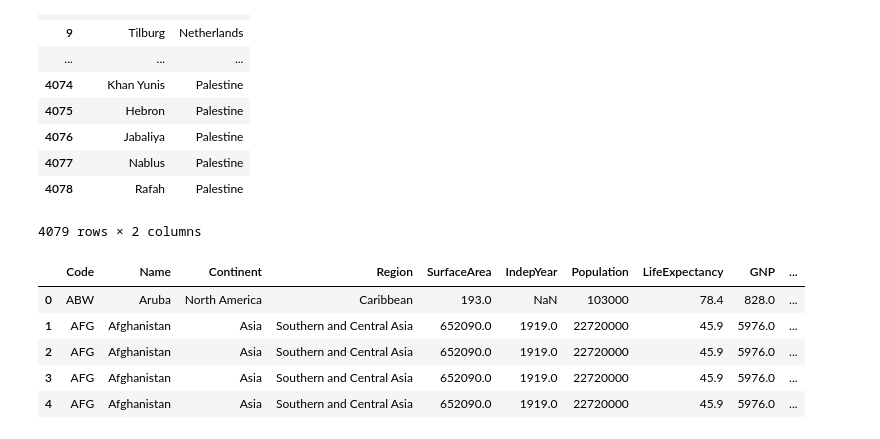
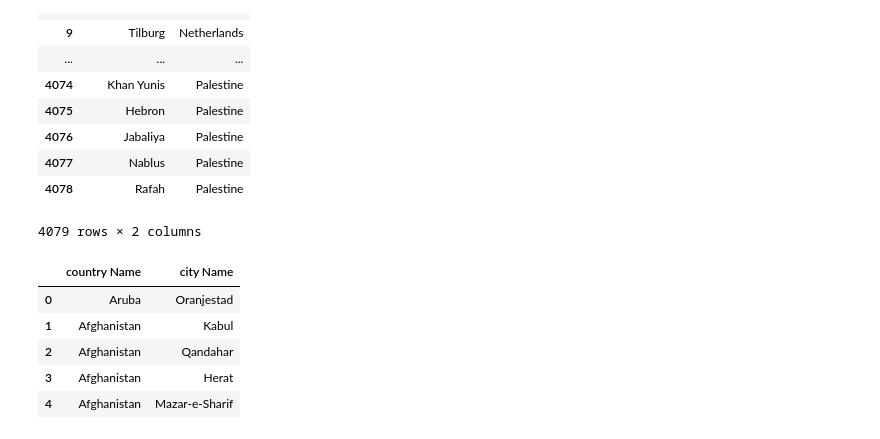
Before and after one commit to GD-park/python_basic, a Jupyter notebook: Practice/05-07.ipynb, the cells around one changed output. Saved outputs shown, nothing was run; the diff lists cells and outputs as text; code cells hidden in the pictures.

```diff
--- a/Practice/05-07.ipynb
+++ b/Practice/05-07.ipynb
@@ -362,17 +362,17 @@ city_df.merge(country_df, left_on = 'CountryCode', right_on= 'Code')[['Name_x','
 4079 rows × 2 columns
 # %%
 SQL_QUERY = '''
-    SELECT country.Name "country Name", city.Name "city.
+    SELECT country.Name "country Name", city.Name "city Name"
     FROM country, city
     WHERE country.Code = city.CountryCode
     ;
 '''
 
 pd.read_sql(SQL_QUERY, db).head()
 # %% [output]
-|  | Code | Name | Continent | Region | SurfaceArea | IndepYear | Population | LifeExpectancy | GNP | ... |
-| 0 | ABW | Aruba | North America | Caribbean | 193.0 | NaN | 103000 | 78.4 | 828.0 | ... |
-| 1 | AFG | Afghanistan | Asia | Southern and Central Asia | 652090.0 | 1919.0 | 22720000 | 45.9 | 5976.0 | ... |
-| 2 | AFG | Afghanistan | Asia | Southern and Central Asia | 652090.0 | 1919.0 | 22720000 | 45.9 | 5976.0 | ... |
-| 3 | AFG | Afghanistan | Asia | Southern and Central Asia | 652090.0 | 1919.0 | 22720000 | 45.9 | 5976.0 | ... |
-| 4 | AFG | Afghanistan | Asia | Southern and Central Asia | 652090.0 | 1919.0 | 22720000 | 45.9 | 5976.0 | ... |
+|  | country Name | city Name |
+| 0 | Aruba | Oranjestad |
+| 1 | Afghanistan | Kabul |
+| 2 | Afghanistan | Qandahar |
+| 3 | Afghanistan | Herat |
+| 4 | Afghanistan | Mazar-e-Sharif |
```
